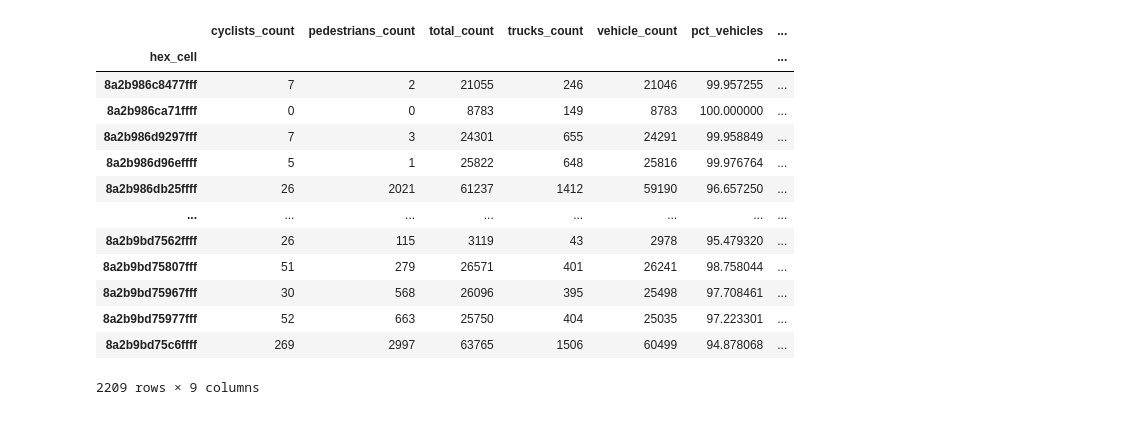
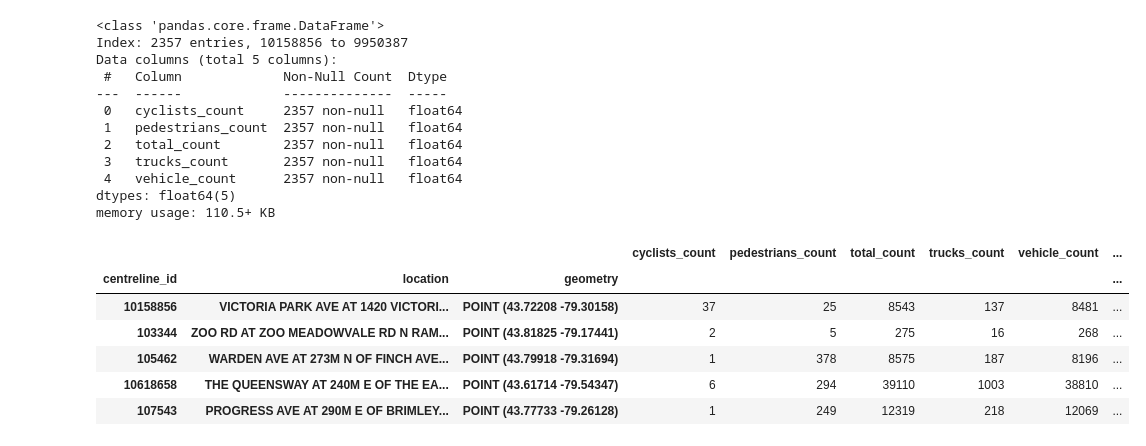
Before and after one commit to rakeenahmed/toronto-ksi, a Jupyter notebook: Datasets/Traffic Volumes/Traffic Volumes Data Processing.ipynb, the cells around one changed output. Saved outputs shown, nothing was run; the diff lists cells and outputs as text; code cells hidden in the pictures.

```diff
--- a/Datasets/Traffic Volumes/Traffic Volumes Data Processing.ipynb
+++ b/Datasets/Traffic Volumes/Traffic Volumes Data Processing.ipynb
@@ -28,4 +28,7 @@ Index(['count_date', 'location', 'lng', 'lat', 'centreline_id', 'time_start',
       dtype='object')
+# %%
+#adding the geometry values from latitude and longitude
+traffic_volumes['geometry'] = gpd.points_from_xy(x=traffic_volumes.lat,y=traffic_volumes.lng,crs='EPSG:4326')
 # %%
 traffic_volumes.head()
 # %% [output]
@@ -39,13 +42,13 @@ traffic_volumes.head()
 #we want to convert the latitude and longitude values to h3 hex cells
 
 #first, we need to combine the latitude and longitude values into a coordinates column
-traffic_volumes['coordinates'] = traffic_volumes['lat'].astype('str') + ',' + traffic_volumes['lng'].astype('str')
+#traffic_volumes['coordinates'] = traffic_volumes['lat'].astype('str') + ',' + traffic_volumes['lng'].astype('str')
 
 #then we define the function to get h3 hex cells from coordinates data
-def get_hex_cell(coordinates):
+#def get_hex_cell(coordinates):
     a = float(coordinates.split(',')[0])
     b = float(coordinates.split(',')[1])
     return h3.latlng_to_cell(a,b,res=10)
 
 #finally, create a new column for hex cells by applying the function on coordinates column
-traffic_volumes['hex_cell'] = traffic_volumes['coordinates'].apply(get_hex_cell)
+#traffic_volumes['hex_cell'] = traffic_volumes['coordinates'].apply(get_hex_cell)
@@ -60,0 +66,3 @@ traffic_volumes.head()
+# %%
+#changing data type of columns
+traffic_volumes[['total_count','pedestrians_count','cyclists_count','vehicle_count','trucks_count']] = traffic_volumes[['total_count','pedestrians_count','cyclists_count','vehicle_count','trucks_count']].astype('int')
@@ -61,2 +73,2 @@ traffic_volumes.head()
 # %%
-traffic_volumes_pivot = pd.pivot_table(traffic_volumes,values=['total_count','pedestrians_count','cyclists_count','vehicle_count','trucks_count'],index='hex_cell',aggfunc=sum)
+traffic_volumes_pivot = pd.pivot_table(traffic_volumes,values=['total_count','pedestrians_count','cyclists_count','vehicle_count','trucks_count'],index=['centreline_id','location','geometry'],aggfunc=sum)
@@ -63,3 +97,18 @@ traffic_volumes_pivot = pd.pivot_table(traffic_volumes,values=['total_count','pe
+# %%
+traffic_volumes_pivot.info()
+# %% [output]
+<class 'pandas.core.frame.DataFrame'>
+Index: 2357 entries, 10158856 to 9950387
+Data columns (total 5 columns):
+ #   Column             Non-Null Count  Dtype
+---  ------             --------------  -----
+ 0   cyclists_count     2357 non-null   float64
+ 1   pedestrians_count  2357 non-null   float64
+ 2   total_count        2357 non-null   float64
+ 3   trucks_count       2357 non-null   float64
+ 4   vehicle_count      2357 non-null   float64
+dtypes: float64(5)
+memory usage: 110.5+ KB
 # %%
 #adding columns for calcualting percentage of traffic by each mode
 traffic_volumes_pivot['pct_vehicles'] = traffic_volumes_pivot['vehicle_count']/traffic_volumes_pivot['total_count']*100
@@ -67,20 +116,13 @@ traffic_volumes_pivot['pct_pedestrians'] = traffic_volumes_pivot['pedestrians_co
 traffic_volumes_pivot['pct_cyclists'] = traffic_volumes_pivot['cyclists_count']/traffic_volumes_pivot['total_count']*100
 traffic_volumes_pivot['pct_trucks'] = traffic_volumes_pivot['trucks_count']/traffic_volumes_pivot['total_count']*100
 # %%
-traffic_volumes_pivot
+traffic_volumes_pivot.head()
 # %% [output]
-|  | cyclists_count | pedestrians_count | total_count | trucks_count | vehicle_count | pct_vehicles | ... |
-| hex_cell |  |  |  |  |  |  | ... |
-| 8a2b986c8477fff | 7 | 2 | 21055 | 246 | 21046 | 99.957255 | ... |
-| 8a2b986ca71ffff | 0 | 0 | 8783 | 149 | 8783 | 100.000000 | ... |
-| 8a2b986d9297fff | 7 | 3 | 24301 | 655 | 24291 | 99.958849 | ... |
-| 8a2b986d96effff | 5 | 1 | 25822 | 648 | 25816 | 99.976764 | ... |
-| 8a2b986db25ffff | 26 | 2021 | 61237 | 1412 | 59190 | 96.657250 | ... |
-| ... | ... | ... | ... | ... | ... | ... | ... |
-| 8a2b9bd7562ffff | 26 | 115 | 3119 | 43 | 2978 | 95.479320 | ... |
-| 8a2b9bd75807fff | 51 | 279 | 26571 | 401 | 26241 | 98.758044 | ... |
-| 8a2b9bd75967fff | 30 | 568 | 26096 | 395 | 25498 | 97.708461 | ... |
-| 8a2b9bd75977fff | 52 | 663 | 25750 | 404 | 25035 | 97.223301 | ... |
-| 8a2b9bd75c6ffff | 269 | 2997 | 63765 | 1506 | 60499 | 94.878068 | ... |
+|  |  |  | cyclists_count | pedestrians_count | total_count | trucks_count | vehicle_count | ... |
+| centreline_id | location | geometry |  |  |  |  |  | ... |
+| 10158856 | VICTORIA PARK AVE AT 1420 VICTORI... | POINT (43.72208 -79.30158) | 37 | 25 | 8543 | 137 | 8481 | ... |
+| 103344 | ZOO RD AT ZOO MEADOWVALE RD N RAM... | POINT (43.81825 -79.17441) | 2 | 5 | 275 | 16 | 268 | ... |
+| 105462 | WARDEN AVE AT 273M N OF FINCH AVE... | POINT (43.79918 -79.31694) | 1 | 378 | 8575 | 187 | 8196 | ... |
+| 10618658 | THE QUEENSWAY AT 240M E OF THE EA... | POINT (43.61714 -79.54347) | 6 | 294 | 39110 | 1003 | 38810 | ... |
+| 107543 | PROGRESS AVE AT 290M E OF BRIMLEY... | POINT (43.77733 -79.26128) | 1 | 249 | 12319 | 218 | 12069 | ... |
-2209 rows × 9 columns
 # %%
```
Also changed, not shown: parts of 11 cells of this notebook, 11 other files.
